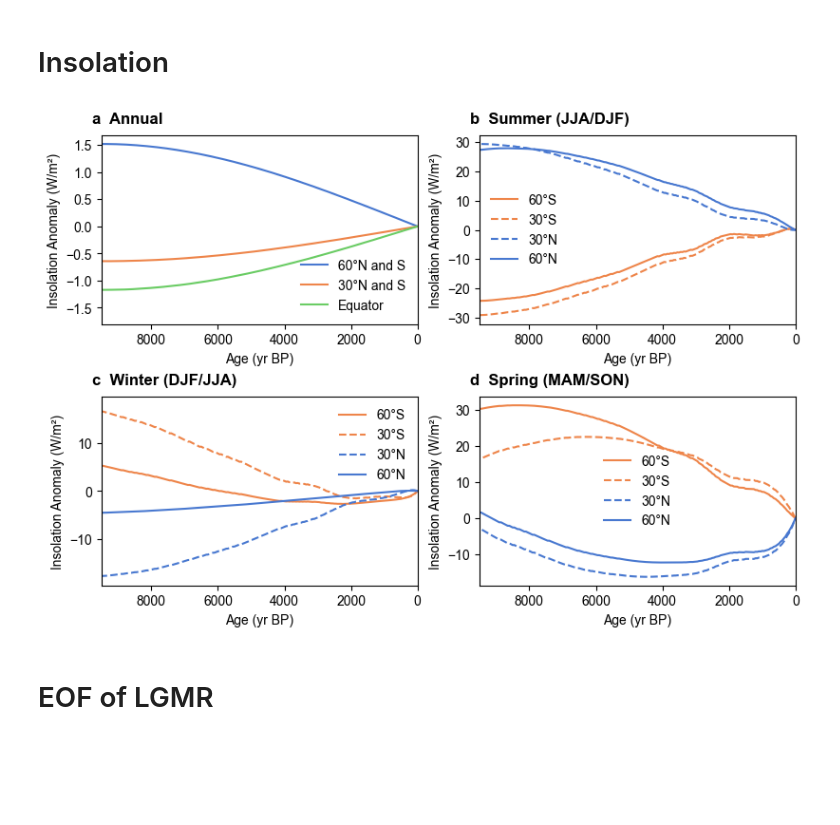
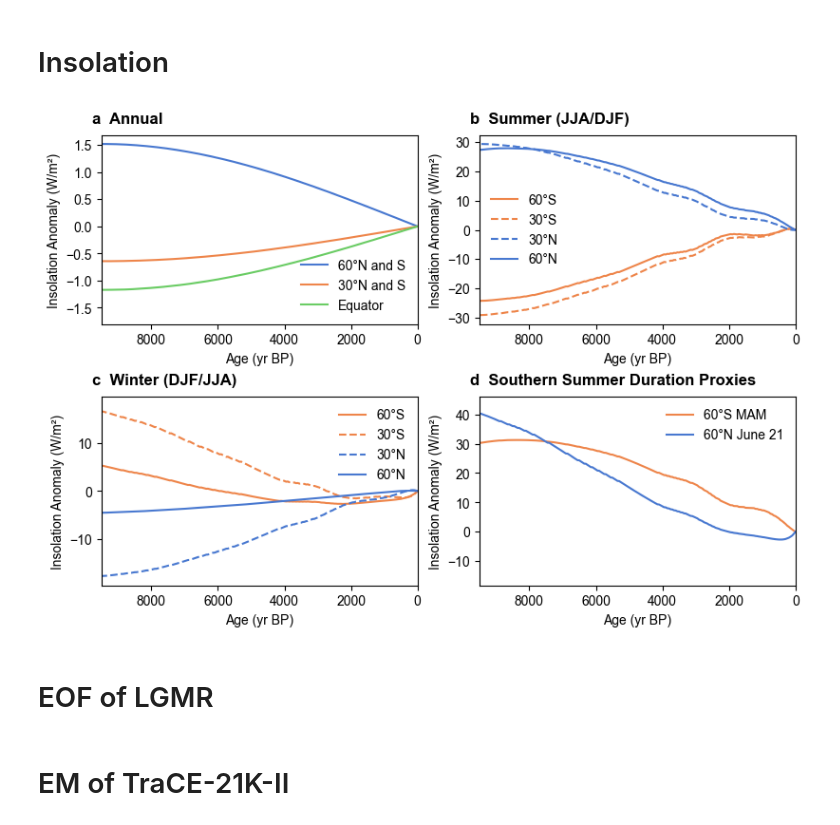
Before and after one commit to wangzcl/LGMR_EM, a Jupyter notebook: notebooks/em_decoposition.ipynb, the cells around one changed output. Cells and saved outputs as stored; diff of their text form; code cells hidden in the pictures; blank space fills up the shorter version.

```diff
--- a/notebooks/em_decoposition.ipynb
+++ b/notebooks/em_decoposition.ipynb
@@ -387,38 +438,38 @@ for lat, label in zip((-60, -30, 30, 60), ("60°S", "30°S", "30°N", "60°N")):
 for lat, label in zip((-60, -30, 30, 60), ("60°S", "30°S", "30°N", "60°N")):
     days = "335-427" if lat>0 else "152-243"
     insolation_time, insolation_anomaly = load_insolation_data(
         f"data/Orbital/Insol-t-0-24000yr-day-{days}-lat-({lat})-meandaily-La04.txt"
     )
     color = colors[0] if lat > 0 else colors[1]
     linestyle = "--" if abs(lat) < 45 else "-"
     ax3.plot(insolation_time, insolation_anomaly, color=color, linestyle=linestyle, label=label)
 
-# Spring MAM/SON
+# Proxies of Summer Duration
 
-for lat, label in zip((-60, -30, 30, 60), ("60°S", "30°S", "30°N", "60°N")):
-    days = "60-151" if lat>0 else "244-335"
+for lat, label in zip((-60, 60), ("60°S MAM", "60°N June 21")):
+    days = "172" if lat>0 else "244-335"
     insolation_time, insolation_anomaly = load_insolation_data(
         f"data/Orbital/Insol-t-0-24000yr-day-{days}-lat-({lat})-meandaily-La04.txt"
     )
     color = colors[0] if lat > 0 else colors[1]
     linestyle = "--" if abs(lat) < 45 else "-"
     ax4.plot(insolation_time, insolation_anomaly, color=color, linestyle=linestyle, label=label)
 
-for ax, label in zip((ax1, ax2, ax3, ax4), ("a  Annual", "b  Summer (JJA/DJF)", "c  Winter (DJF/JJA)", "d  Spring (MAM/SON)")):
+for ax, label in zip((ax1, ax2, ax3, ax4), ("a  Annual", "b  Summer (JJA/DJF)", "c  Winter (DJF/JJA)", "d  Southern Summer Duration Proxies")):
     ax.legend()
     ax.text(
         0.0,
         1.0,
         label,
         transform=(ax.transAxes + ScaledTranslation(-7 / 72, +7 / 72, fig.dpi_scale_trans)),
         fontsize="large",
         va="bottom",
         fontweight="bold",
     )
 
 fig.savefig("images/insolation.pdf")
 # %% [output]
-[figure, old version]
+[figure, new version]
 # %% [markdown]
 # EOF of LGMR
 # %%
@@ -441,3 +492,5 @@ for phase in data_utils.LGMR_PHASES:
         utitle_fmt="EOF{}",
         uvspacing=0,
     )
+# %% [markdown]
+# EM of TraCE-21K-II
```
Also changed, not shown: parts of 8 cells of this notebook, 7 other files.
